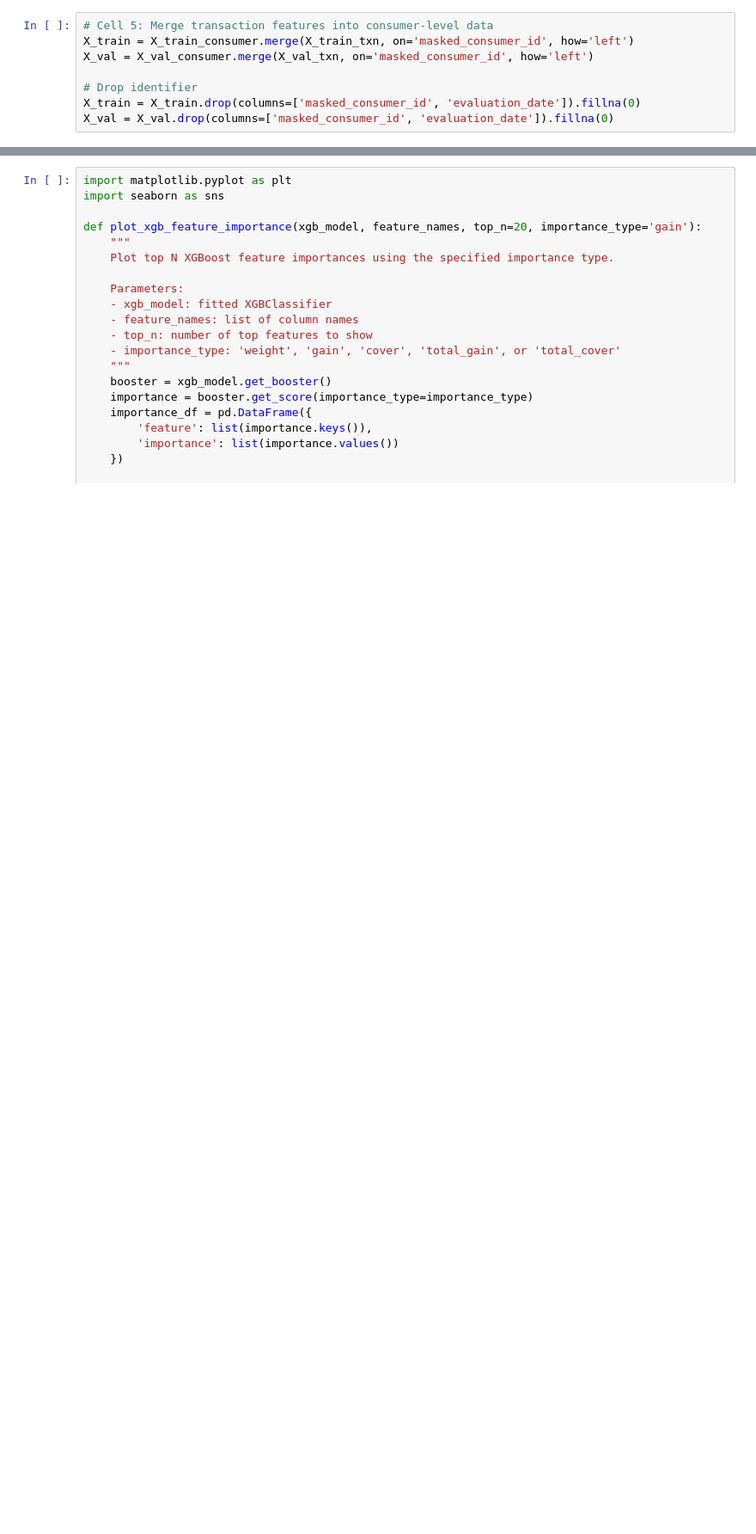
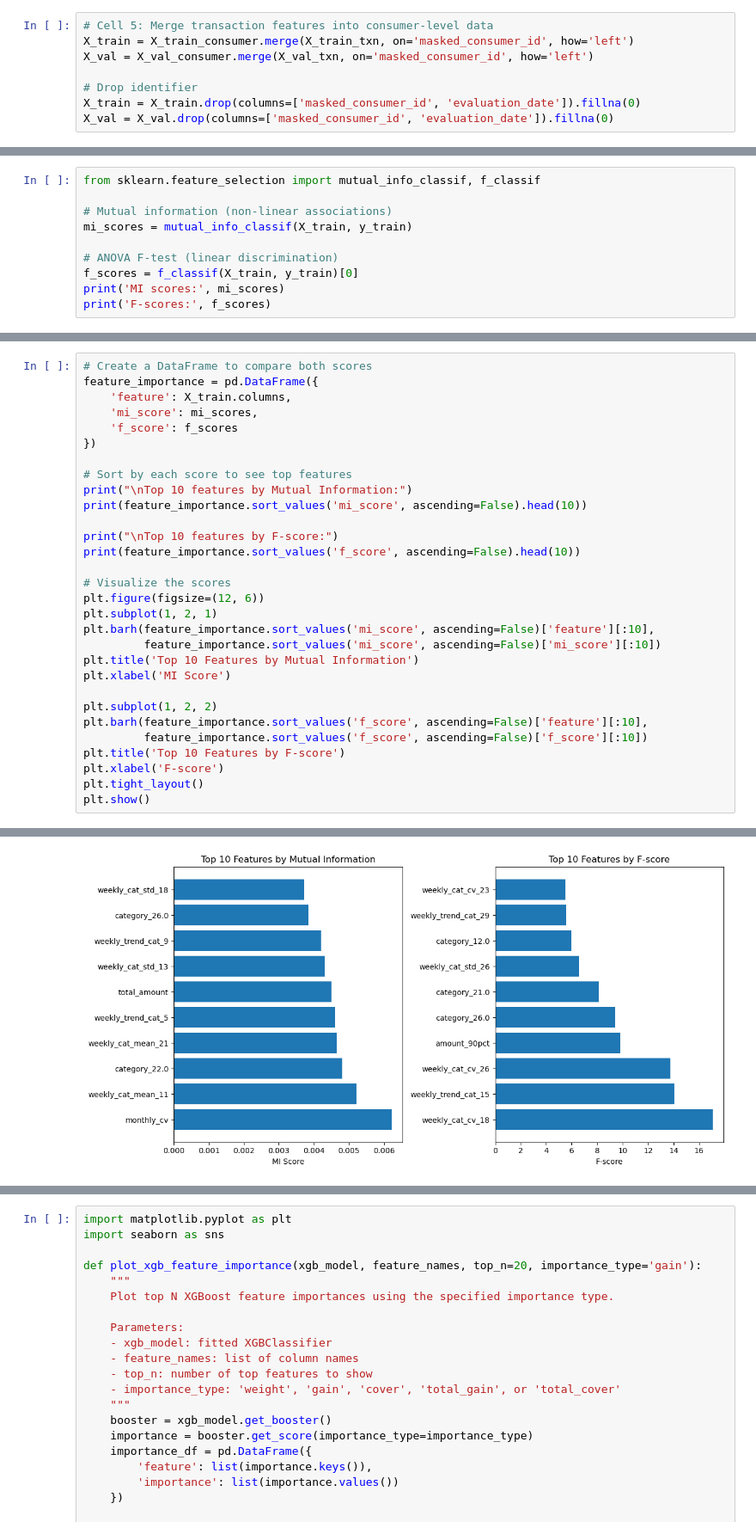
Before and after one commit to cosmanatlol/mlc-sp25-car, a Jupyter notebook: Zhaolong_workflow/milestone4_model.ipynb, the cells around one changed output, grey strips where cells are left out. Shown at 86% size. Saved outputs shown, nothing was run; the diff lists cells and outputs as text; blank space fills up the shorter version.

Commit message:
feature creation and selection and model

```diff
--- a/Zhaolong_workflow/milestone4_model.ipynb
+++ b/Zhaolong_workflow/milestone4_model.ipynb
@@ -170,0 +251,10 @@ X_val = X_val.drop(columns=['masked_consumer_id', 'evaluation_date']).fillna(0)
+# %%
+from sklearn.feature_selection import mutual_info_classif, f_classif
+
+# Mutual information (non-linear associations)
+mi_scores = mutual_info_classif(X_train, y_train)
+
+# ANOVA F-test (linear discrimination)
+f_scores = f_classif(X_train, y_train)[0]
+print('MI scores:', mi_scores)
+print('F-scores:', f_scores)
@@ -170,0 +279,31 @@ X_val = X_val.drop(columns=['masked_consumer_id', 'evaluation_date']).fillna(0)
+# %%
+# Create a DataFrame to compare both scores
+feature_importance = pd.DataFrame({
+    'feature': X_train.columns,
+    'mi_score': mi_scores,
+    'f_score': f_scores
+})
+
+# Sort by each score to see top features
+print("\nTop 10 features by Mutual Information:")
+print(feature_importance.sort_values('mi_score', ascending=False).head(10))
+
+print("\nTop 10 features by F-score:")
+print(feature_importance.sort_values('f_score', ascending=False).head(10))
+
+# Visualize the scores
+plt.figure(figsize=(12, 6))
+plt.subplot(1, 2, 1)
+plt.barh(feature_importance.sort_values('mi_score', ascending=False)['feature'][:10],
+         feature_importance.sort_values('mi_score', ascending=False)['mi_score'][:10])
+plt.title('Top 10 Features by Mutual Information')
+plt.xlabel('MI Score')
+
+plt.subplot(1, 2, 2)
+plt.barh(feature_importance.sort_values('f_score', ascending=False)['feature'][:10],
+         feature_importance.sort_values('f_score', ascending=False)['f_score'][:10])
+plt.title('Top 10 Features by F-score')
+plt.xlabel('F-score')
+plt.tight_layout()
+plt.show()
+# %% [output]
@@ -170,0 +327 @@ X_val = X_val.drop(columns=['masked_consumer_id', 'evaluation_date']).fillna(0)
+[figure, added]
```
Also changed, not shown: parts of 21 cells of this notebook, 6 other files.
